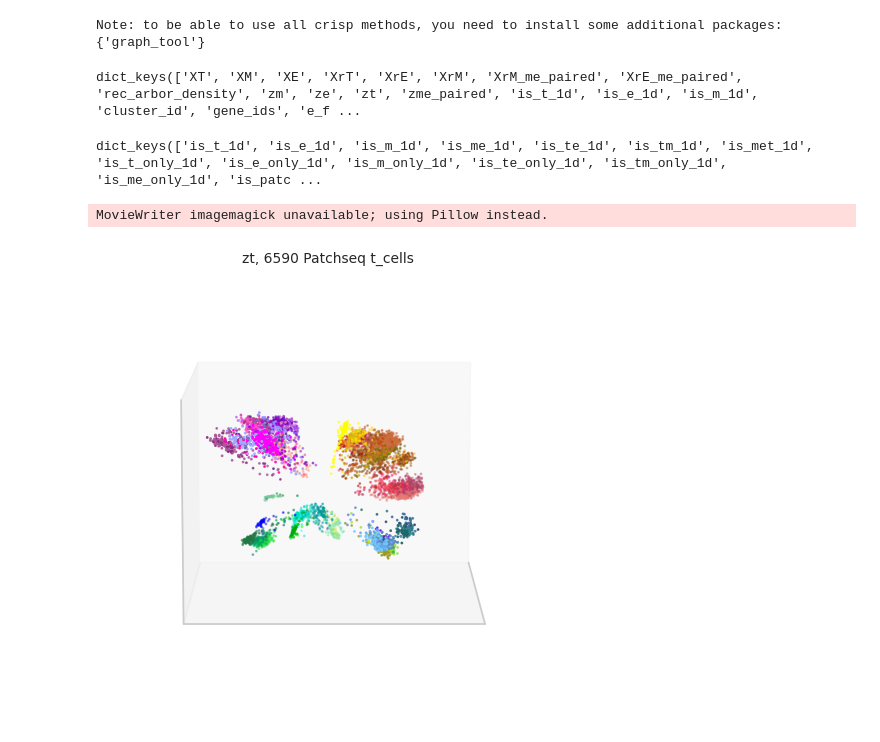
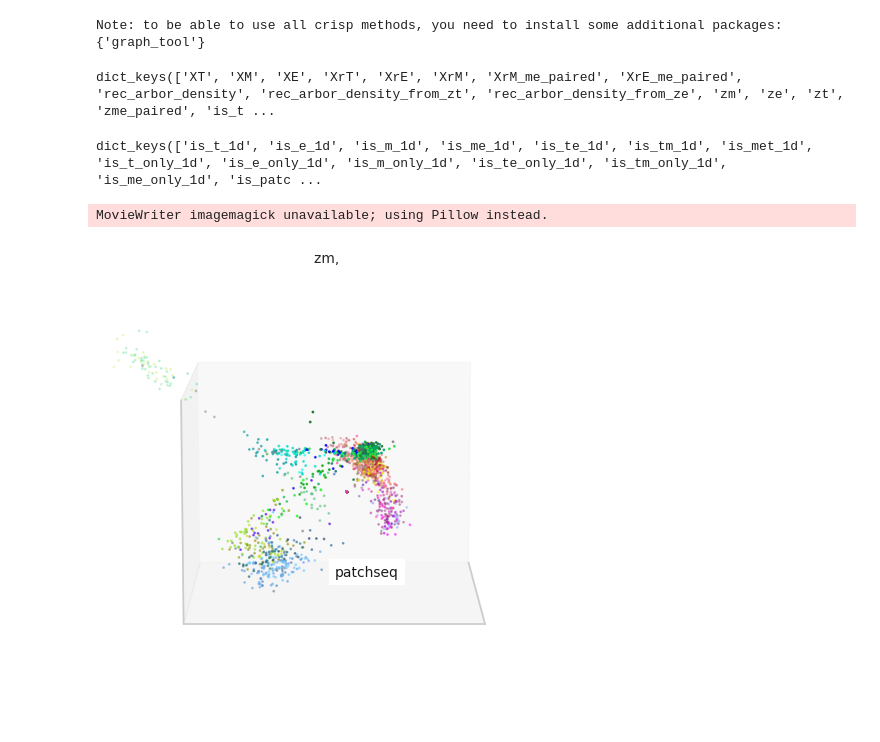
Before and after one commit to AllenInstitute/cplAE_MET, a Jupyter notebook: notebooks/Plot_3d_rotating_representation.ipynb, the cells around one changed output. Saved outputs shown, nothing was run; the diff lists cells and outputs as text; code cells hidden in the pictures.

```diff
--- a/notebooks/Plot_3d_rotating_representation.ipynb
+++ b/notebooks/Plot_3d_rotating_representation.ipynb
@@ -42,12 +42,12 @@ def scatter3(X,col,xlims=(-3,3),ylims=(-3,3),zlims=(-3,3), ps=None, fig=None):
     plt.tight_layout()
     return ax, sc
 # %%
-cpl_10k_output = load_exp_output(exp_name="MET_10k_sratified_50met", pkl_file="Results_trial_144.pkl")
+cpl_10k_output = load_exp_output(exp_name="MET_10k_stratified_400nmfs_50met_removed_mass_norm_v0", pkl_file="Results_trial_314.pkl")
 masks = get_all_1d_mask(cpl_10k_output)
 # %%
 cpl_10k_output.keys()
 # %% [output]
-dict_keys(['XT', 'XM', 'XE', 'XrT', 'XrE', 'XrM', 'XrM_me_paired', 'XrE_me_paired', 'rec_arbor_density', 'zm', 'ze', 'zt', 'zme_paired', 'is_t_1d', 'is_e_1d', 'is_m_1d', 'cluster_id', 'gene_ids', 'e_f ...
+dict_keys(['XT', 'XM', 'XE', 'XrT', 'XrE', 'XrM', 'XrM_me_paired', 'XrE_me_paired', 'rec_arbor_density', 'rec_arbor_density_from_zt', 'rec_arbor_density_from_ze', 'zm', 'ze', 'zt', 'zme_paired', 'is_t ...
 # %%
 masks.keys()
 # %% [output]
@@ -98,49 +98,49 @@ def update_m_platform(i, emb, emb_color, emb_mask, emb_platforms, title, xlims=(
 
 
 def update_view(i, emb, emb_color, mask, title, xlims=(-3,3), ylims=(-3,3), zlims=(-3,3)):
     fig.clear(True)
     point_size = np.array([1 for i in range(emb.shape[0])])
 
     ax,_ = scatter3(emb[mask],
                     emb_color[mask],
                     xlims=xlims,
                     ylims=ylims,
                     zlims=zlims,
                     fig=fig,
                     ps=point_size[mask])
 
     ax.set_title(title, size=10)
 
     ax.view_init(elev=10., azim=i)
     plt.tight_layout()
     fig.canvas.draw()
     fig.canvas.flush_events()
     return
 
+anim = FuncAnimation(fig,
+                     update_m_platform,
+                     fargs=(cpl_10k_output['zm'],
+                            cpl_10k_output['cluster_color'],
+                            masks['is_tm_1d'],
+                            cpl_10k_output['platform'],
+                            "zm, "),
+                    frames=np.arange(0, 360, 2),
+                    interval=50)
+
 # anim = FuncAnimation(fig,
-#                      update_m_platform,
-#                      fargs=(cpl_10k_output['zm'],
+#                      update_view,
+#                      fargs=(cpl_10k_output['zt'],
 #                             cpl_10k_output['cluster_color'],
-#                             masks['is_tm_1d'],
-#                             cpl_10k_output['platform'],
-#                             "zm, "),
+#                             masks['is_t_1d'],
+#                             "zt, 6590 Patchseq t_cells"),
 #                     frames=np.arange(0, 360, 2),
 #                     interval=50)
 
-anim = FuncAnimation(fig,
-                     update_view,
-                     fargs=(cpl_10k_output['zt'],
-                            cpl_10k_output['cluster_color'],
-                            masks['is_t_1d'],
-                            "zt, 6590 Patchseq t_cells"),
-                    frames=np.arange(0, 360, 2),
-                    interval=50)
 
-
-anim.save("/home/fahimehb/Local/new_codes/cplAE_MET/data/results/anim/updated_zt_10k_anim.gif", dpi=200, writer='imagemagick')
+anim.save("/home/fahimehb/Local/new_codes/cplAE_MET/data/results/anim/platforms_v0.gif", dpi=200, writer='imagemagick')
 # %% [output]
 MovieWriter imagemagick unavailable; using Pillow instead.
-[figure, old version]
+[figure, new version]
 # %% [markdown]
 # To display animation
 
```
Also changed, not shown: parts of 1 cell of this notebook, 28 other files.
